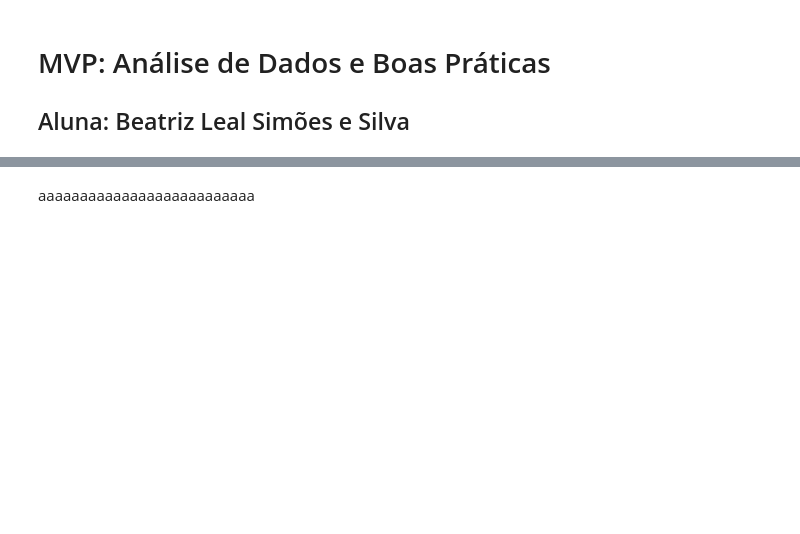
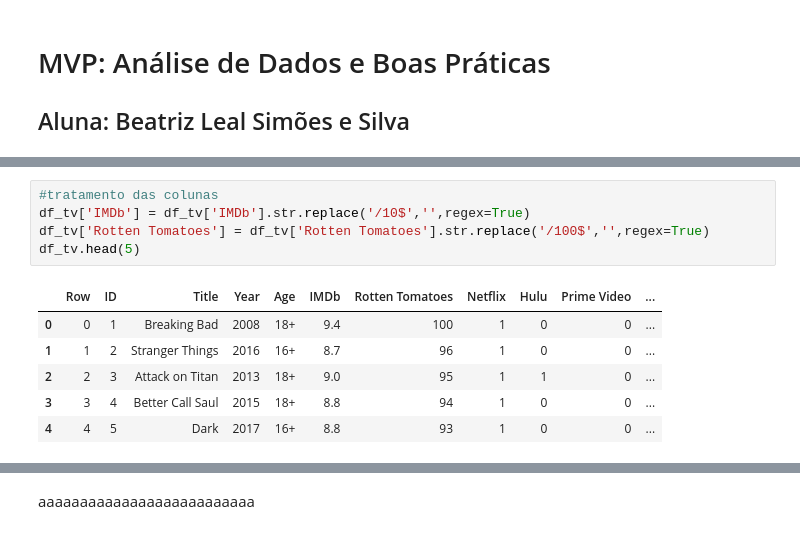
Before and after one commit to bzimons/mvp_puc_1, a Jupyter notebook: mvp1_teste.ipynb, the cells around one changed output, grey strips where cells are left out. Cells and saved outputs as stored; diff of their text form; blank space fills up the shorter version.

```diff
--- a/mvp1_teste.ipynb
+++ b/mvp1_teste.ipynb
@@ -48,0 +99,12 @@ df_olympics.head(10)
+# %%
+#tratamento das colunas
+df_tv['IMDb'] = df_tv['IMDb'].str.replace('/10$','',regex=True)
+df_tv['Rotten Tomatoes'] = df_tv['Rotten Tomatoes'].str.replace('/100$','',regex=True)
+df_tv.head(5)
+# %% [output]
+|  | Row | ID | Title | Year | Age | IMDb | Rotten Tomatoes | Netflix | Hulu | Prime Video | ... |
+| 0 | 0 | 1 | Breaking Bad | 2008 | 18+ | 9.4 | 100 | 1 | 0 | 0 | ... |
+| 1 | 1 | 2 | Stranger Things | 2016 | 16+ | 8.7 | 96 | 1 | 0 | 0 | ... |
+| 2 | 2 | 3 | Attack on Titan | 2013 | 18+ | 9.0 | 95 | 1 | 1 | 0 | ... |
+| 3 | 3 | 4 | Better Call Saul | 2015 | 18+ | 8.8 | 94 | 1 | 0 | 0 | ... |
+| 4 | 4 | 5 | Dark | 2017 | 16+ | 8.8 | 93 | 1 | 0 | 0 | ... |
```
Also changed, not shown: parts of 15 cells of this notebook.
